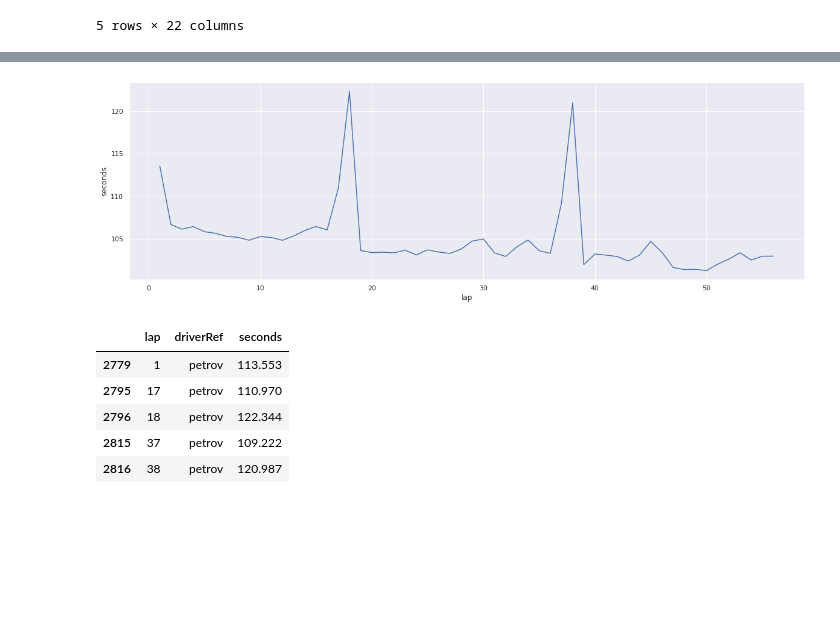
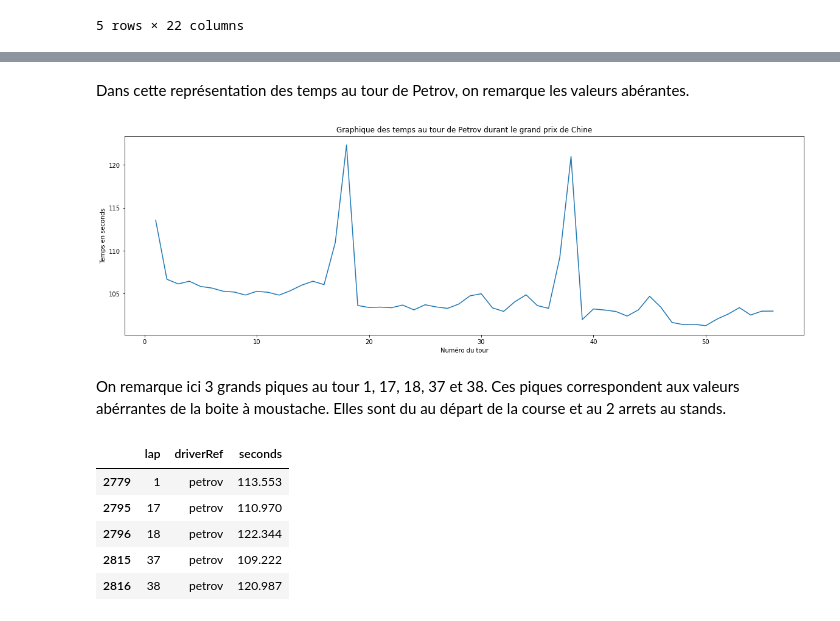
Before and after one commit to allanCouderette/Data-analysis-F1-example, a Jupyter notebook: Projet machine learning.ipynb, the cells around one changed output, grey strips where cells are left out. Drawn from its saved outputs; the diff is of its cells as text; code cells hidden in the pictures; blank space fills up the shorter version.

```diff
--- a/Projet machine learning.ipynb
+++ b/Projet machine learning.ipynb
@@ -438,9 +647,16 @@ sns.boxplot(x="driverRef", y="seconds", data=petrov_chine)
+# %% [markdown]
+Dans cette représentation des temps au tour de Petrov, on remarque les valeurs abérantes.
 # %%
 sns.lineplot(data=petrov_chine,x="lap",y="seconds")
 fig = mp.pyplot.gcf()
+plt.title('Graphique des temps au tour de Petrov durant le grand prix de Chine')
+plt.xlabel('Numéro du tour')
+plt.ylabel('Temps en seconds')
 fig.set_size_inches(20,6)
 # %% [output]
-[figure, old version]
+[figure, new version]
+# %% [markdown]
+On remarque ici 3 grands piques au tour 1, 17, 18, 37 et 38. Ces piques correspondent aux valeurs abérrantes de la boite à moustache. Elles sont du au départ de la course et au 2 arrets au stands.
 # %%
 petrov_chine.query("seconds > 109")[["lap", "driverRef", "seconds"]]
 # %% [output]
```
Also changed, not shown: parts of 40 cells of this notebook, 1 other file.
